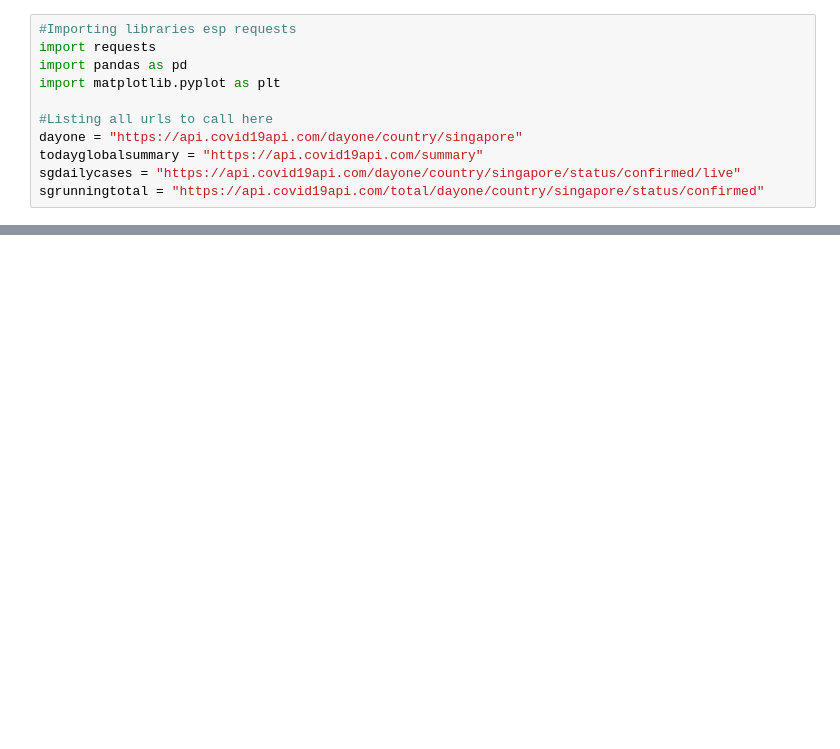
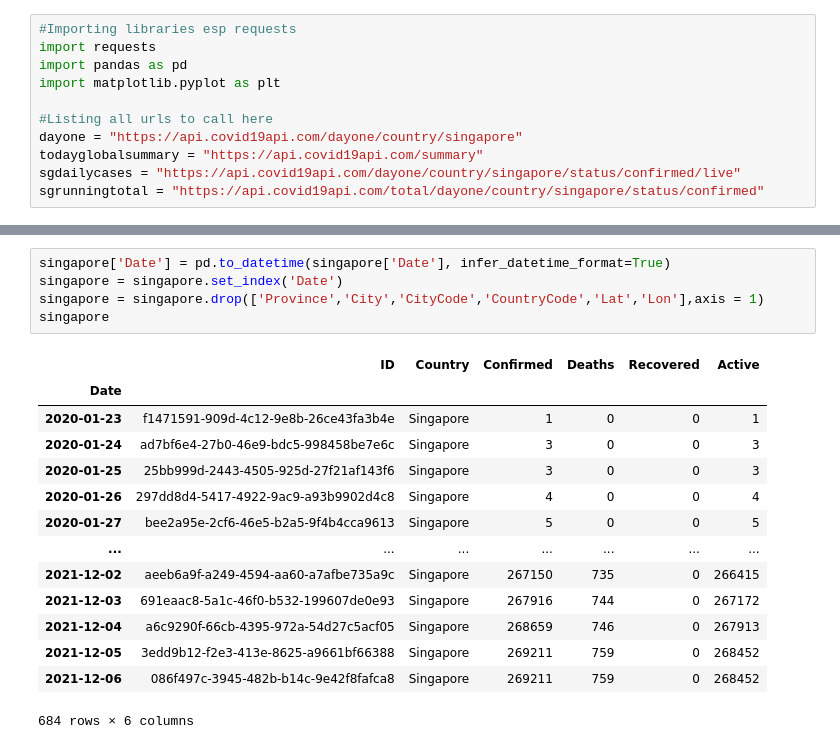
Before and after one commit to thatguylor/dataeng_test02, a Jupyter notebook: Section_4_Charts_And_API/Section_4_notebook.ipynb, the cells around one changed output, grey strips where cells are left out. Cells and saved outputs as stored; diff of their text form; blank space fills up the shorter version.

```diff
--- a/Section_4_Charts_And_API/Section_4_notebook.ipynb
+++ b/Section_4_Charts_And_API/Section_4_notebook.ipynb
@@ -102,0 +73,20 @@ pd.concat([singapore,singapore1]).drop_duplicates(keep=False)
+# %%
+singapore['Date'] = pd.to_datetime(singapore['Date'], infer_datetime_format=True)
+singapore = singapore.set_index('Date')
+singapore = singapore.drop(['Province','City','CityCode','CountryCode','Lat','Lon'],axis = 1)
+singapore
+# %% [output]
+|  | ID | Country | Confirmed | Deaths | Recovered | Active |
+| Date |  |  |  |  |  |  |
+| 2020-01-23 | f1471591-909d-4c12-9e8b-26ce43fa3b4e | Singapore | 1 | 0 | 0 | 1 |
+| 2020-01-24 | ad7bf6e4-27b0-46e9-bdc5-998458be7e6c | Singapore | 3 | 0 | 0 | 3 |
+| 2020-01-25 | 25bb999d-2443-4505-925d-27f21af143f6 | Singapore | 3 | 0 | 0 | 3 |
+| 2020-01-26 | 297dd8d4-5417-4922-9ac9-a93b9902d4c8 | Singapore | 4 | 0 | 0 | 4 |
+| 2020-01-27 | bee2a95e-2cf6-46e5-b2a5-9f4b4cca9613 | Singapore | 5 | 0 | 0 | 5 |
+| ... | ... | ... | ... | ... | ... | ... |
+| 2021-12-02 | aeeb6a9f-a249-4594-aa60-a7afbe735a9c | Singapore | 267150 | 735 | 0 | 266415 |
+| 2021-12-03 | 691eaac8-5a1c-46f0-b532-199607de0e93 | Singapore | 267916 | 744 | 0 | 267172 |
+| 2021-12-04 | a6c9290f-66cb-4395-972a-54d27c5acf05 | Singapore | 268659 | 746 | 0 | 267913 |
+| 2021-12-05 | 3edd9b12-f2e3-413e-8625-a9661bf66388 | Singapore | 269211 | 759 | 0 | 268452 |
+| 2021-12-06 | 086f497c-3945-482b-b14c-9e42f8fafca8 | Singapore | 269211 | 759 | 0 | 268452 |
+684 rows × 6 columns
```
Also changed, not shown: parts of 11 cells of this notebook, 1 other file.
